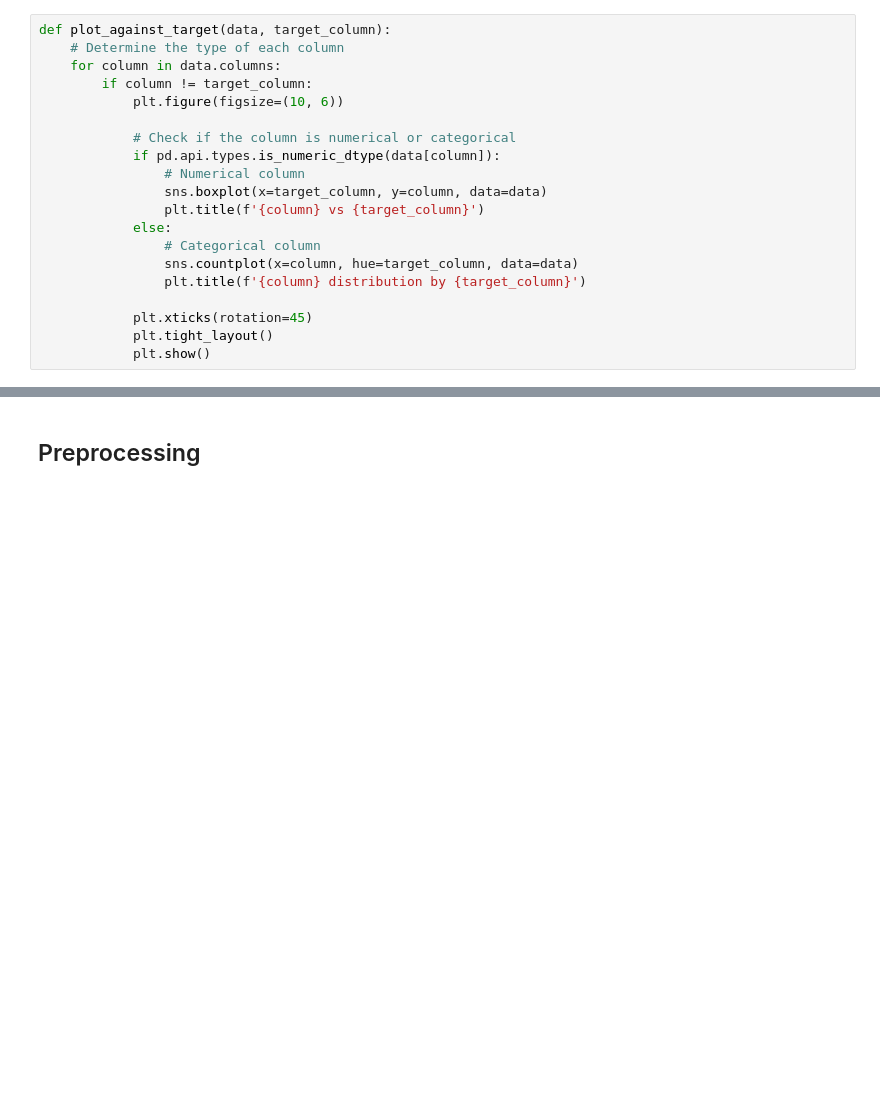
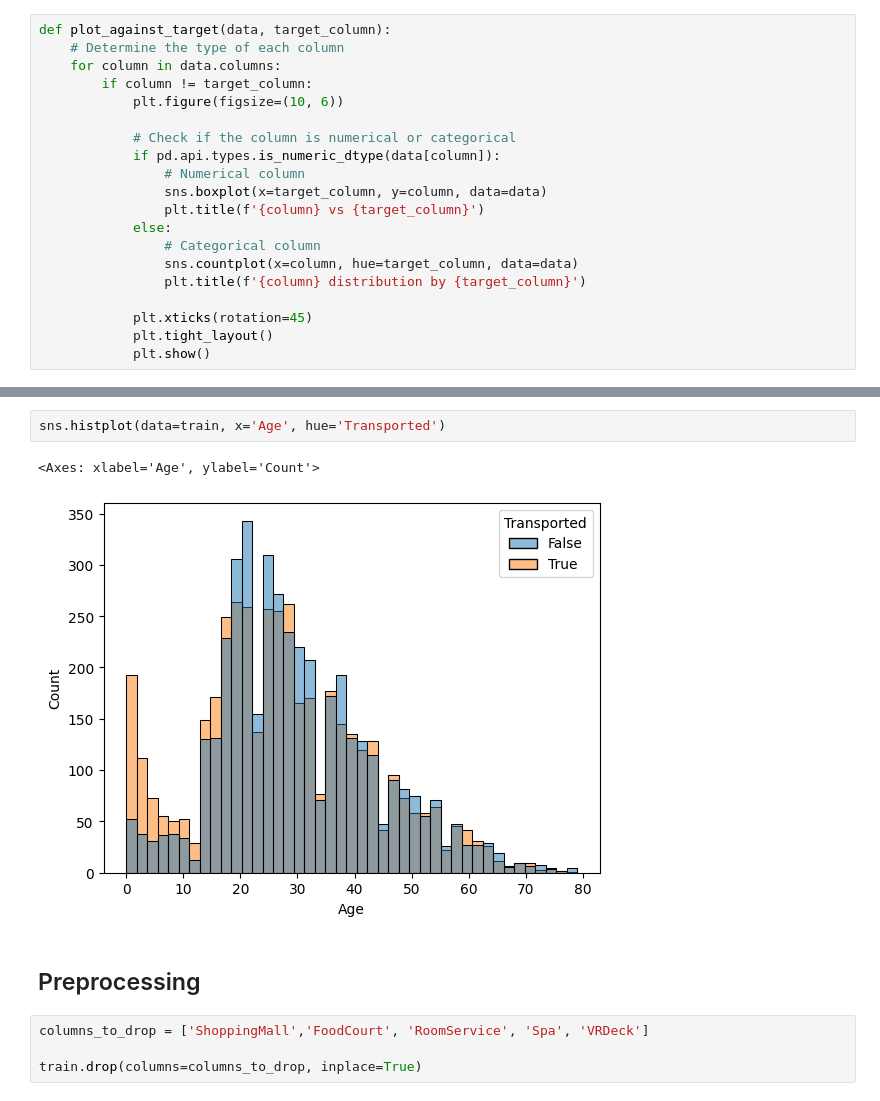
Before and after one commit to Leander-Antony/DataScience, a Jupyter notebook: MachineLearning/Classificaton/Spaceship-Titanic(Classification).ipynb, the cells around one changed output, grey strips where cells are left out. Cells and saved outputs as stored; diff of their text form; blank space fills up the shorter version.

```diff
--- a/MachineLearning/Classificaton/Spaceship-Titanic(Classification).ipynb
+++ b/MachineLearning/Classificaton/Spaceship-Titanic(Classification).ipynb
@@ -218,5 +204,14 @@ plot_against_target(train,'Transported')
+# %%
+sns.histplot(data=train, x='Age', hue='Transported')
+# %% [output]
+<Axes: xlabel='Age', ylabel='Count'>
+[figure, added]
 # %% [markdown]
 ## Preprocessing
+# %%
+columns_to_drop = ['ShoppingMall','FoodCourt', 'RoomService', 'Spa', 'VRDeck']
+
+train.drop(columns=columns_to_drop, inplace=True)
 # %%
 from sklearn.preprocessing import LabelEncoder
 
```
Also changed, not shown: parts of 12 cells of this notebook, 3 other files.
